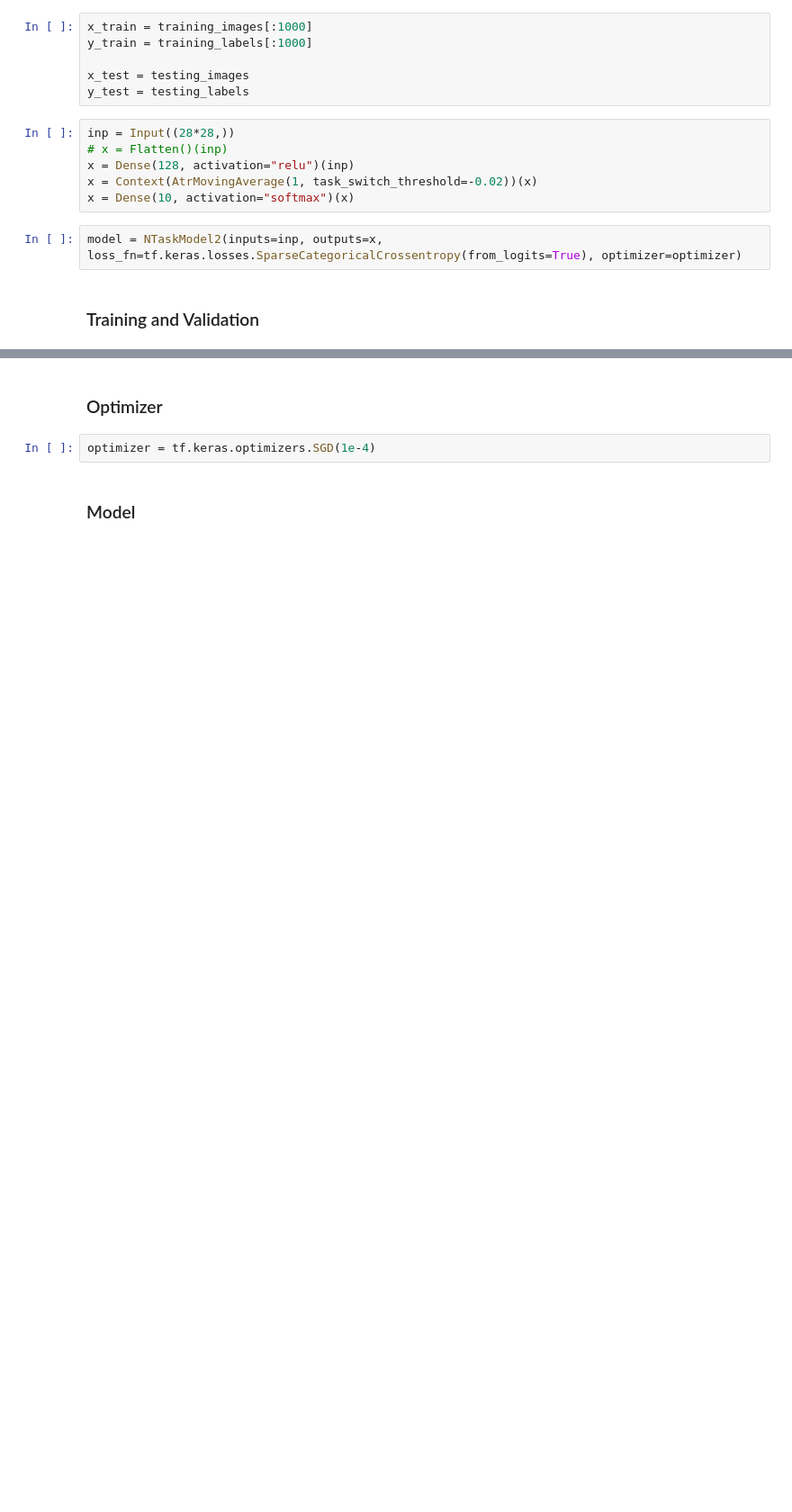
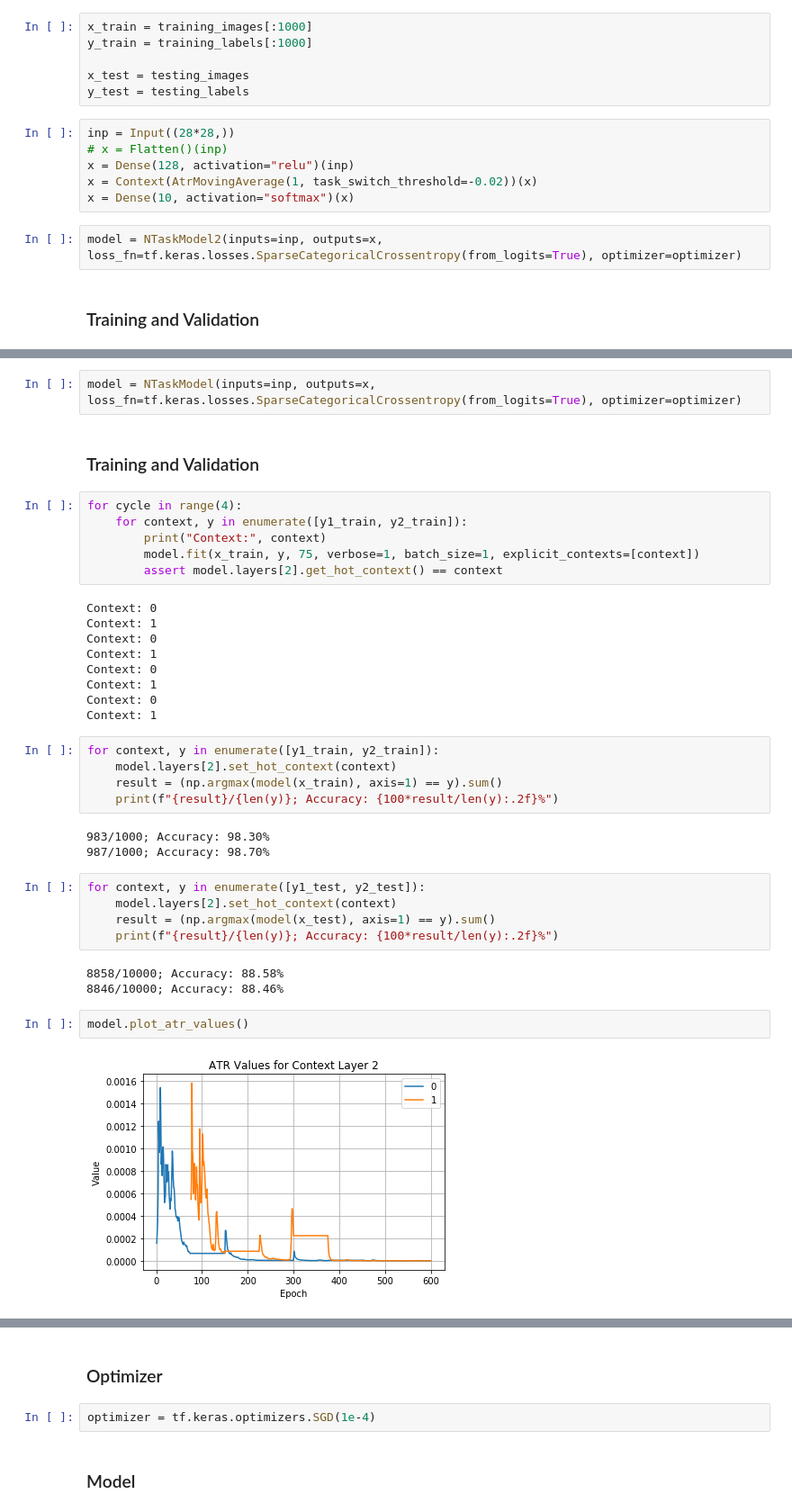
Before and after one commit to DLii-Research/context-learning, a Jupyter notebook: mnist.ipynb, the cells around one changed output, grey strips where cells are left out. Shown at 90% size. Cells and saved outputs as stored; diff of their text form; blank space fills up the shorter version.

```diff
--- a/mnist.ipynb
+++ b/mnist.ipynb
@@ -486 +396,40 @@ print(f"{result}/{len(y_test)}; Accuracy: {100*result/len(y_test):.2f}%")
+# %%
+model = NTaskModel(inputs=inp, outputs=x, loss_fn=tf.keras.losses.SparseCategoricalCrossentropy(from_logits=True), optimizer=optimizer)
+# %% [markdown]
+### Training and Validation
+# %%
+for cycle in range(4):
+    for context, y in enumerate([y1_train, y2_train]):
+        print("Context:", context)
+        model.fit(x_train, y, 75, verbose=1, batch_size=1, explicit_contexts=[context])
+        assert model.layers[2].get_hot_context() == context
+# %% [output]
+Context: 0
+Context: 1
+Context: 0
+Context: 1
+Context: 0
+Context: 1
+Context: 0
+Context: 1
+# %%
+for context, y in enumerate([y1_train, y2_train]):
+    model.layers[2].set_hot_context(context)
+    result = (np.argmax(model(x_train), axis=1) == y).sum()
+    print(f"{result}/{len(y)}; Accuracy: {100*result/len(y):.2f}%")
+# %% [output]
+983/1000; Accuracy: 98.30%
+987/1000; Accuracy: 98.70%
+# %%
+for context, y in enumerate([y1_test, y2_test]):
+    model.layers[2].set_hot_context(context)
+    result = (np.argmax(model(x_test), axis=1) == y).sum()
+    print(f"{result}/{len(y)}; Accuracy: {100*result/len(y):.2f}%")
+# %% [output]
+8858/10000; Accuracy: 88.58%
+8846/10000; Accuracy: 88.46%
+# %%
+model.plot_atr_values()
+# %% [output]
+[figure, added]
 # %% [markdown]
```
Also changed, not shown: parts of 19 cells of this notebook, 10 other files.
